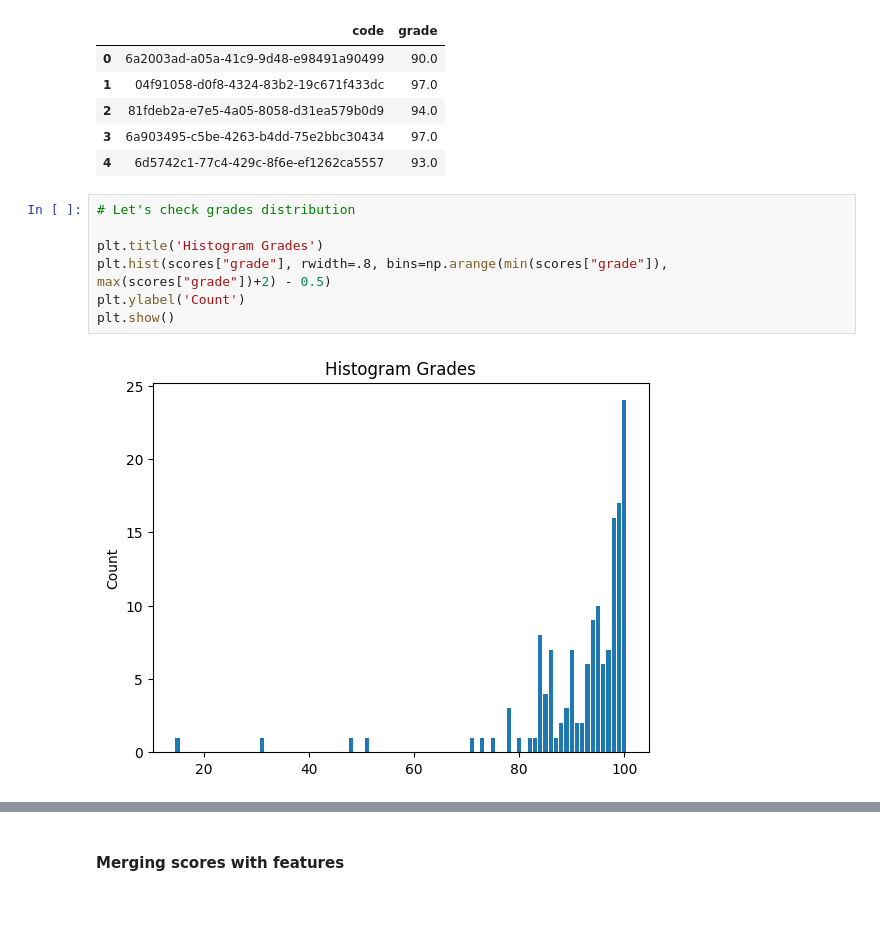
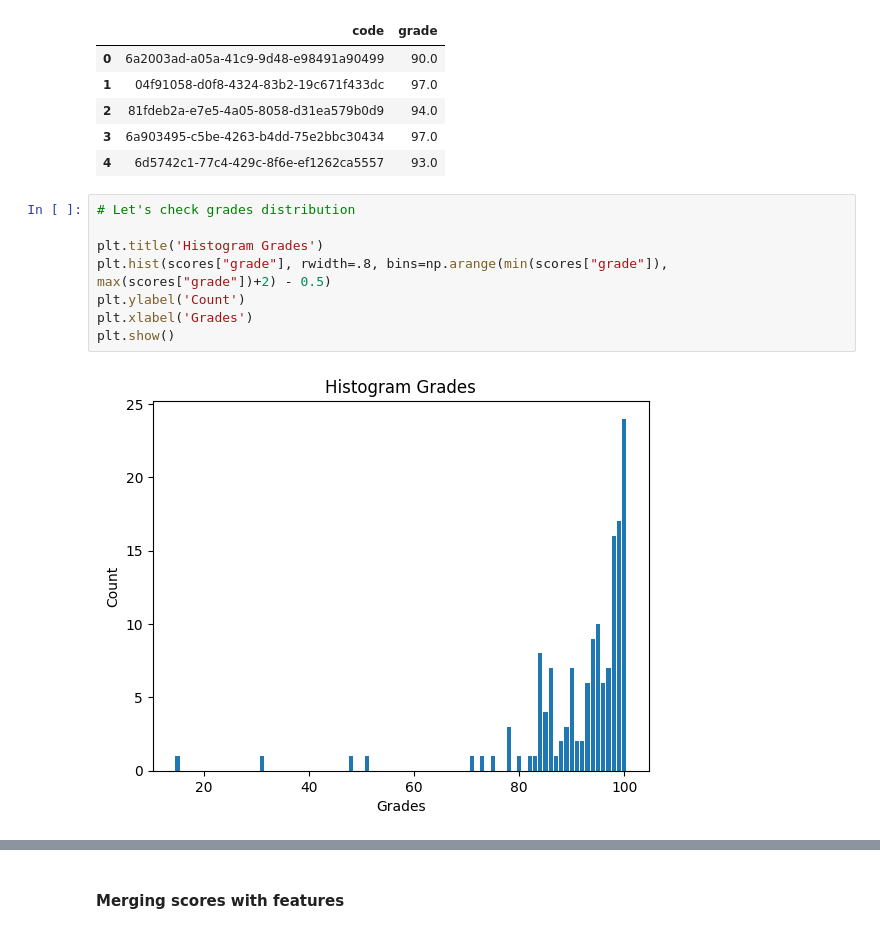
Before and after one commit to CZunal/CS412-Course-Project, a Jupyter notebook: hw_score_predict.ipynb, the cells around one changed output, grey strips where cells are left out. Drawn from its saved outputs; the diff is of its cells as text; blank space fills up the shorter version.

```diff
--- a/hw_score_predict.ipynb
+++ b/hw_score_predict.ipynb
@@ -311,12 +317,13 @@ scores.head()
 # %%
 # Let's check grades distribution
 
 plt.title('Histogram Grades')
 plt.hist(scores["grade"], rwidth=.8, bins=np.arange(min(scores["grade"]), max(scores["grade"])+2) - 0.5)
 plt.ylabel('Count')
+plt.xlabel('Grades')
 plt.show()
 # %% [output]
-[figure, old version]
+[figure, new version]
 # %%
 df.reset_index(inplace=True, drop=False)
 df.rename(columns={"index": "code"}, inplace=True)
```
Also changed, not shown: parts of 12 cells of this notebook.
